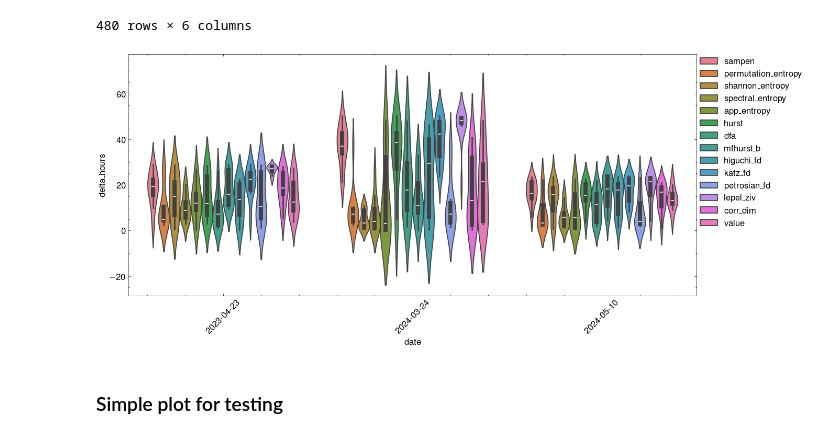
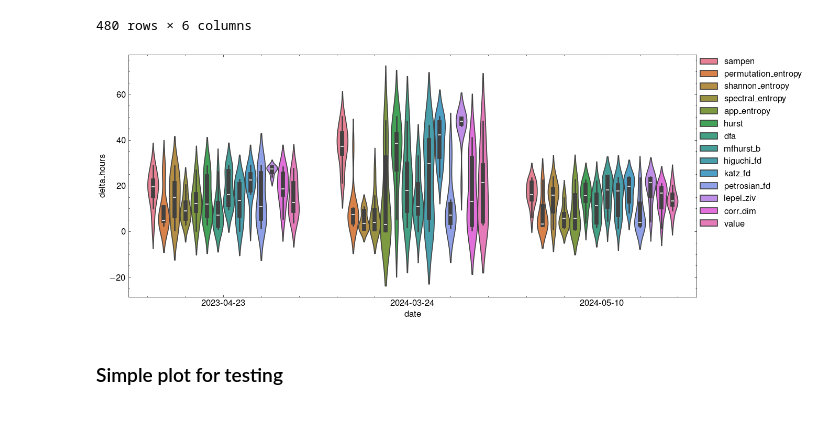
Before and after one commit to dosquisd/NMDB, a Jupyter notebook: 004_predictions.ipynb, the cells around one changed output. Saved outputs shown, nothing was run; the diff lists cells and outputs as text; code cells hidden in the pictures.

Commit message:
chore: 0 xticks rotation

```diff
--- a/004_predictions.ipynb
+++ b/004_predictions.ipynb
@@ -241,24 +241,21 @@ new_df
 # %%
 _, ax = plt.subplots(figsize=(14, 6))
 
 sns.violinplot(
     data=new_df[new_df["metric"] != "entropy"],
     x="date",
     y="delta_hours",
     hue="metric",
     inner="box",
     scale="width",
-    # cut=2,
     ax=ax,
 )
-
-plt.xticks(rotation=45)
 
 ax.legend(bbox_to_anchor=(1, 1), loc="upper left", borderaxespad=0.0)
 plt.savefig(f"./figures/{event_replace}/violin_derivatives{suffix}.pdf", bbox_inches="tight")
 plt.show()
 # %% [output]
-[figure, old version]
+[figure, new version]
 # %% [markdown]
 ### Simple plot for testing
 # %%
```
Also changed, not shown: 1 other file.
